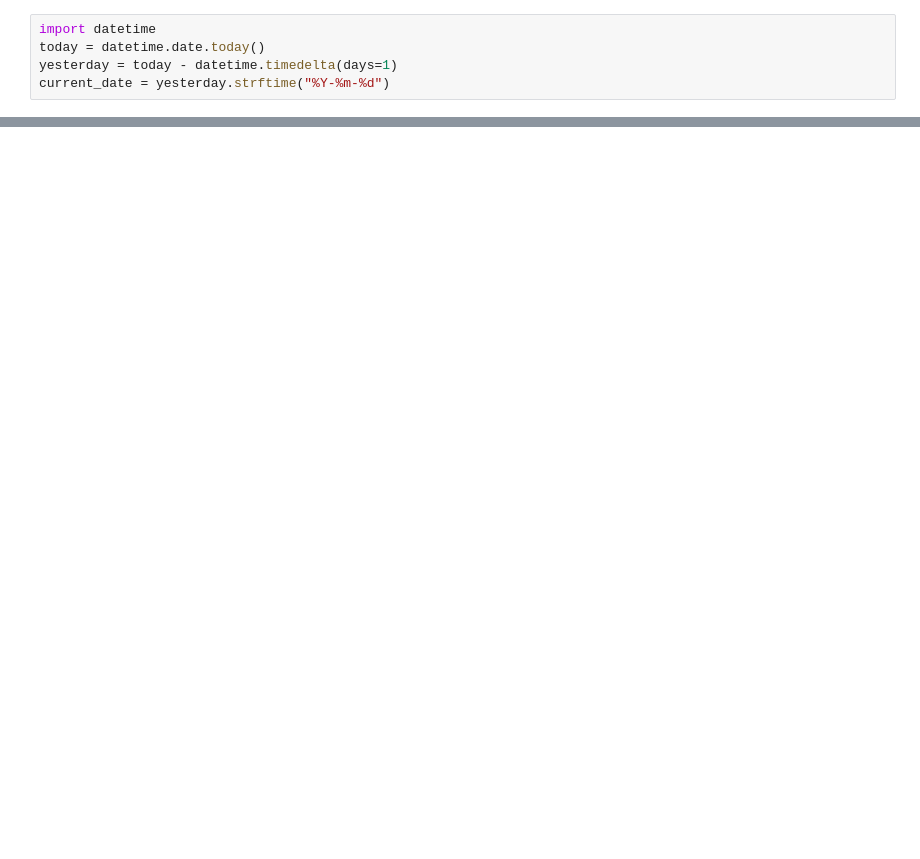
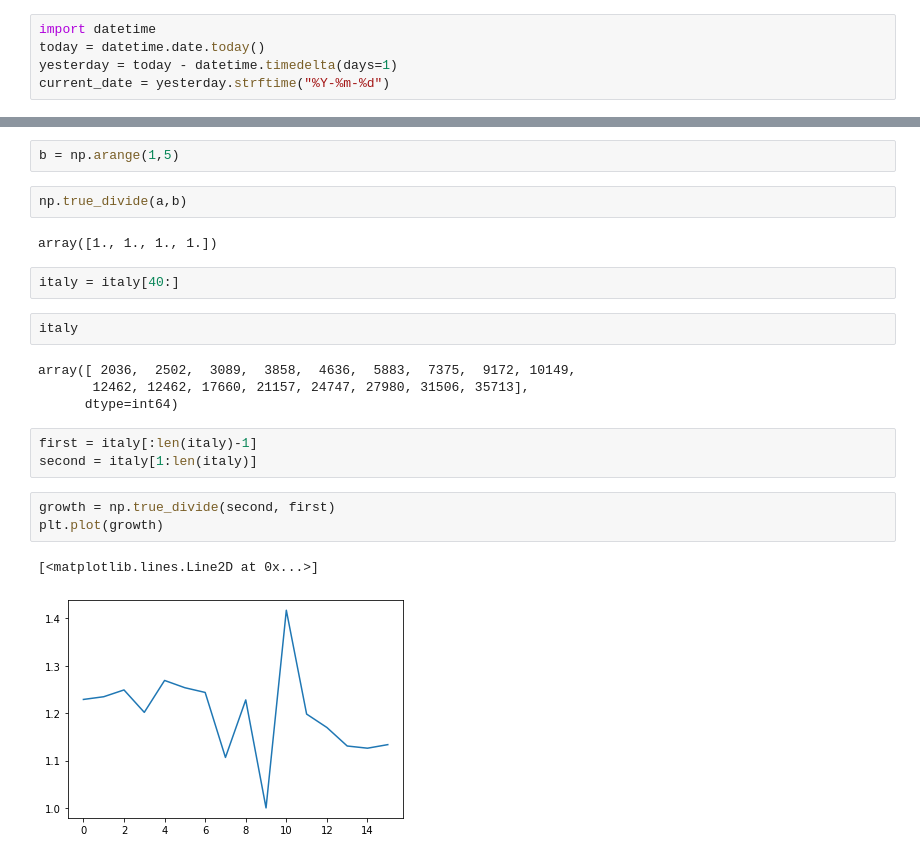
Before and after one commit to argart/corona, a Jupyter notebook: Corona analysis.ipynb, the cells around one changed output, grey strips where cells are left out. Drawn from its saved outputs; the diff is of its cells as text; blank space fills up the shorter version.

Commit message:
'growth_calculation'

```diff
--- a/Corona analysis.ipynb
+++ b/Corona analysis.ipynb
@@ -149,0 +153,23 @@ ValueError: The truth value of a Series is ambiguous. Use a.empty, a.bool(), a.i
+# %%
+b = np.arange(1,5)
+# %%
+np.true_divide(a,b)
+# %% [output]
+array([1., 1., 1., 1.])
+# %%
+italy = italy[40:]
+# %%
+italy
+# %% [output]
+array([ 2036,  2502,  3089,  3858,  4636,  5883,  7375,  9172, 10149,
+       12462, 12462, 17660, 21157, 24747, 27980, 31506, 35713],
+      dtype=int64)
+# %%
+first = italy[:len(italy)-1]
+second = italy[1:len(italy)]
+# %%
+growth = np.true_divide(second, first)
+plt.plot(growth)
+# %% [output]
+[<matplotlib.lines.Line2D at 0x...>]
+[figure, added]
```
Also changed, not shown: parts of 10 cells of this notebook.
